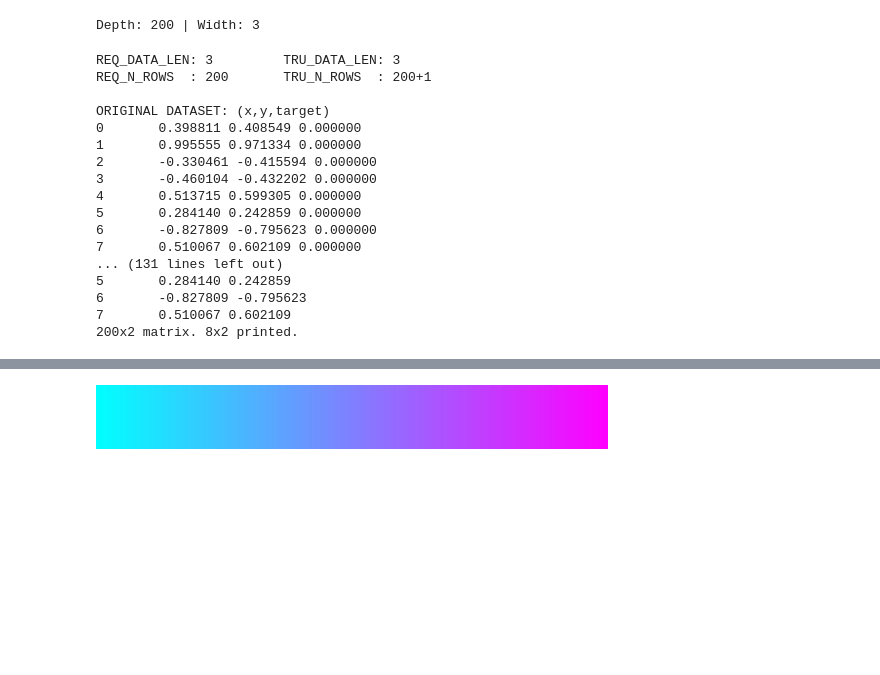
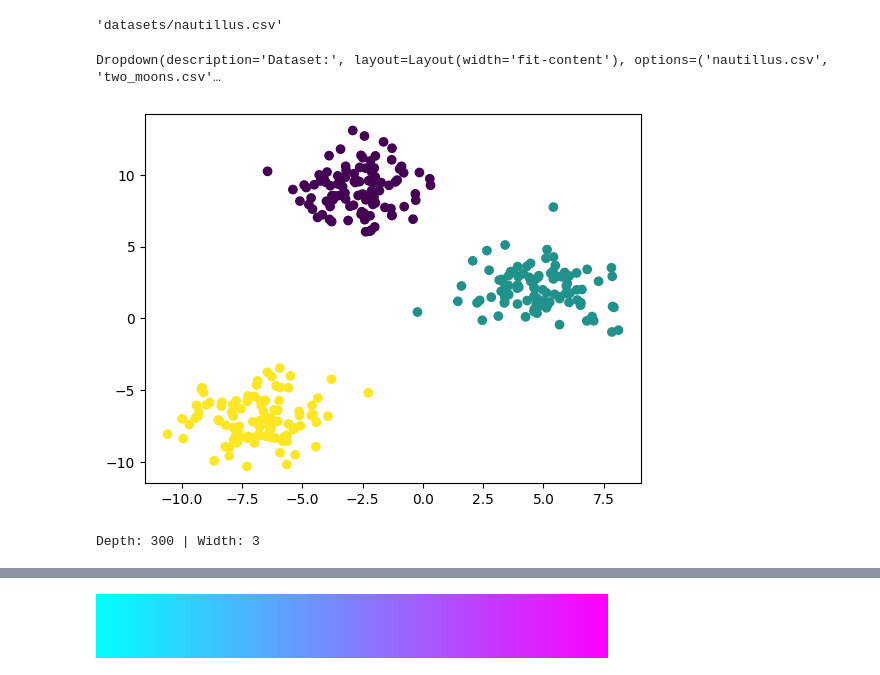
Before and after one commit to Keinbou/spectral_clustering, a Jupyter notebook: main.ipynb, the cells around one changed output, grey strips where cells are left out. Cells and saved outputs as stored; diff of their text form; code cells hidden in the pictures; blank space fills up the shorter version.

```diff
--- a/main.ipynb
+++ b/main.ipynb
@@ -28,0 +5,6 @@ c_code.free_floatP.restype  = None
+# %%
+FILE_NAME = datasets_dropdown.value
+FILE_PATH = f'{FOLDER_PATH}{FILE_NAME}'
+FILE_PATH
+# %% [output]
+'datasets/nautillus.csv'
@@ -29,35 +18,17 @@ c_code.free_floatP.restype  = None
+# %%
+display(datasets_dropdown)
+# %% [output]
+Dropdown(description='Dataset:', layout=Layout(width='fit-content'), options=('nautillus.csv', 'two_moons.csv'…
+# %%
+all_dots = pd.read_csv(FILE_PATH)
+inspect_dataset(all_dots)
+# %% [output]
+[figure, added]
 # %%
-path = FILE_PATH.encode('utf-8')
 read_rows = fileDepth(FILE_PATH)
 data_len  = fileWidth(FILE_PATH)
 knn = 20
 k = 3
 print(f"Depth: {read_rows} | Width: {data_len}")
-# read_rows = 20
 # %% [output]
-Depth: 200 | Width: 3
+Depth: 300 | Width: 3
-# %%
-out = c_code.spectral(data_len, read_rows, path, knn, k)
-l = lp_float_c_to_list_2d(out, read_rows)
-c_code.free_floatP(out)
-out = c_code.kmeans(data_len, read_rows, path, k)
-m = lp_float_c_to_list_2d(out, read_rows)
-c_code.free_floatP(out)
-# %% [output]
-REQ_DATA_LEN: 3         TRU_DATA_LEN: 3
-REQ_N_ROWS  : 200       TRU_N_ROWS  : 200+1
-
-ORIGINAL DATASET: (x,y,target)
-0       0.398811 0.408549 0.000000
-1       0.995555 0.971334 0.000000
-2       -0.330461 -0.415594 0.000000
-3       -0.460104 -0.432202 0.000000
-4       0.513715 0.599305 0.000000
-5       0.284140 0.242859 0.000000
-6       -0.827809 -0.795623 0.000000
-7       0.510067 0.602109 0.000000
-... (131 lines left out)
-5       0.284140 0.242859
-6       -0.827809 -0.795623
-7       0.510067 0.602109
-200x2 matrix. 8x2 printed.
```
Also changed, not shown: parts of 7 cells of this notebook, 25 other files.
